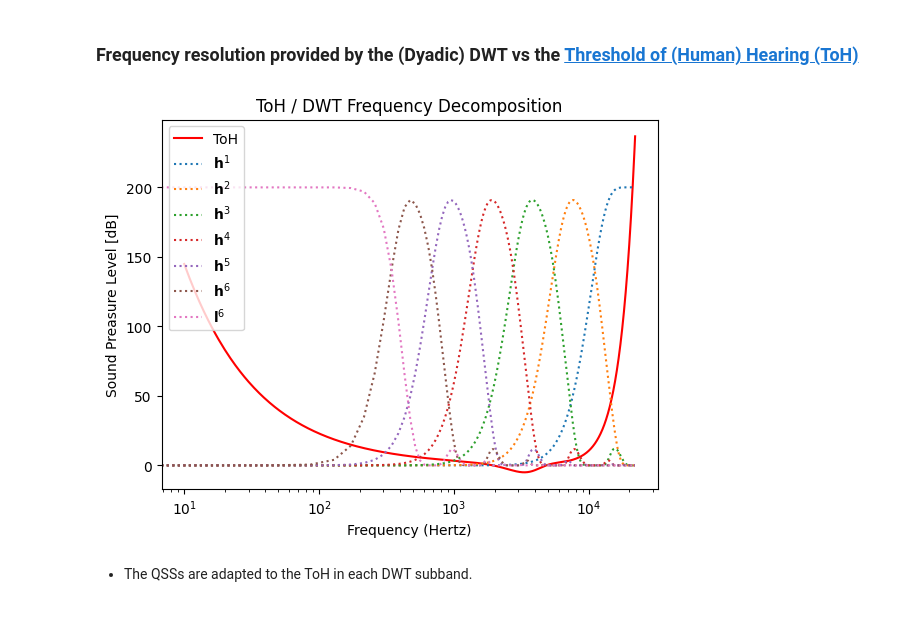
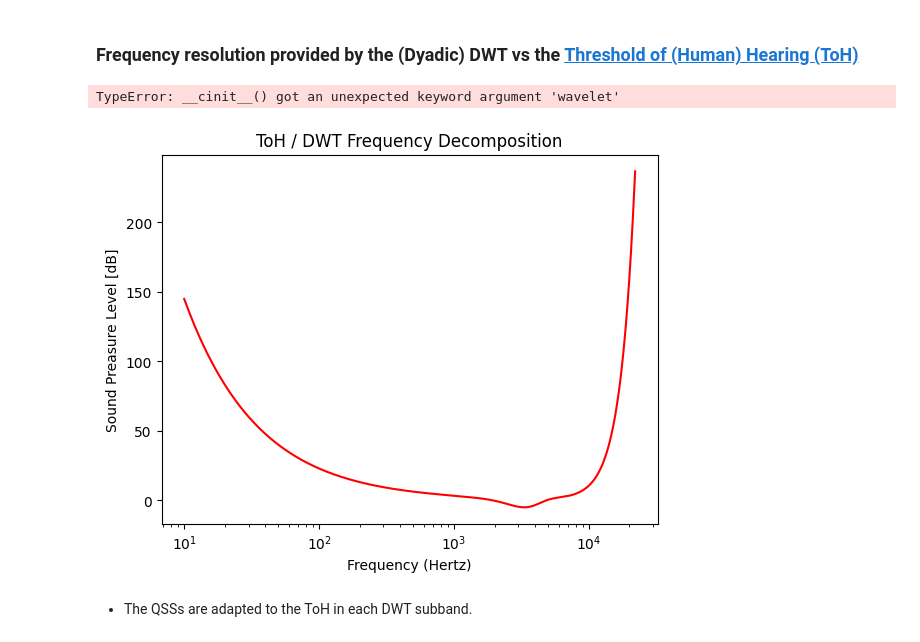
Before and after one commit to UALodv717/TecMul_InterCom, a Jupyter notebook: docs/2-hours_seminar.ipynb, the cells around one changed output. Cells and saved outputs as stored; diff of their text form; code cells hidden in the pictures.

```diff
--- a/docs/2-hours_seminar.ipynb
+++ b/docs/2-hours_seminar.ipynb
@@ -896,34 +896,35 @@ plt.show()
 # %%
 import matplotlib.pyplot as plt
 import numpy as np
 import pywt
 from scipy import signal
 
 x = np.linspace(10,22050,22050)
 y = 3.64*(x/1000)**(-0.8) - 6.5*np.exp((-0.6)*(x/1000-3.3)**2) + 1E-3*(x/1000)**4
 plt.xscale("log")
 plt.yscale("linear")
 plt.title("ToH / DWT Frequency Decomposition")
 plt.xlabel("Frequency (Hertz)")
 plt.ylabel("Sound Preasure Level [dB]")
 plt.plot(x, y, c='r', label="ToH")
 
-wavelet = pywt.Wavelet("db5")
+wavelet = pywt.Wavelet(wavelet="db5")
 
 N_levels = 6
 
 for l in range(N_levels):
     filters = wavelet.wavefun(level = (l+1))[:-1]
     w0, h0 = signal.freqz(filters[0], fs=44100)
     w1, h1 = signal.freqz(filters[1], fs=44100)
     plt.plot(w1, 100*abs(h1)/2**l, label="$\\mathbf{h}$" + f"$^{l+1}$", linestyle="dotted")
 plt.plot(w0, 100*abs(h0)/2**(N_levels-1), label="$\\mathbf{l}$" + f"$^{l+1}$", linestyle="dotted")
 
 plt.legend(loc='best')
 
 plt.show()
 # %% [output]
+TypeError: __cinit__() got an unexpected keyword argument 'wavelet'
-[figure, old version]
+[figure, new version]
 # %% [markdown]
 * The QSSs are adapted to the ToH in each DWT subband.
 # %% [markdown]
```
Also changed, not shown: 4 other files.
